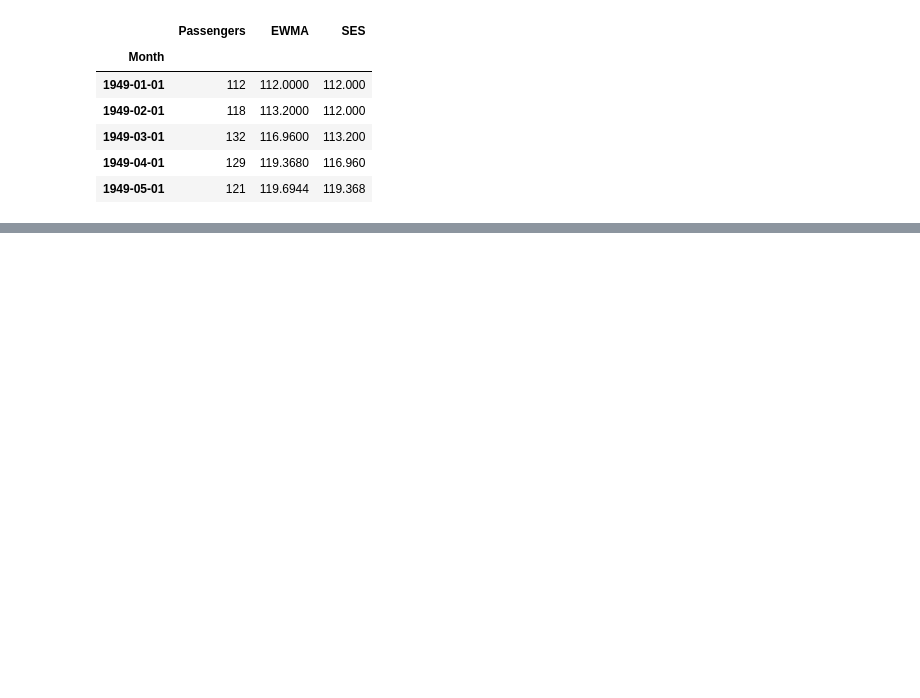
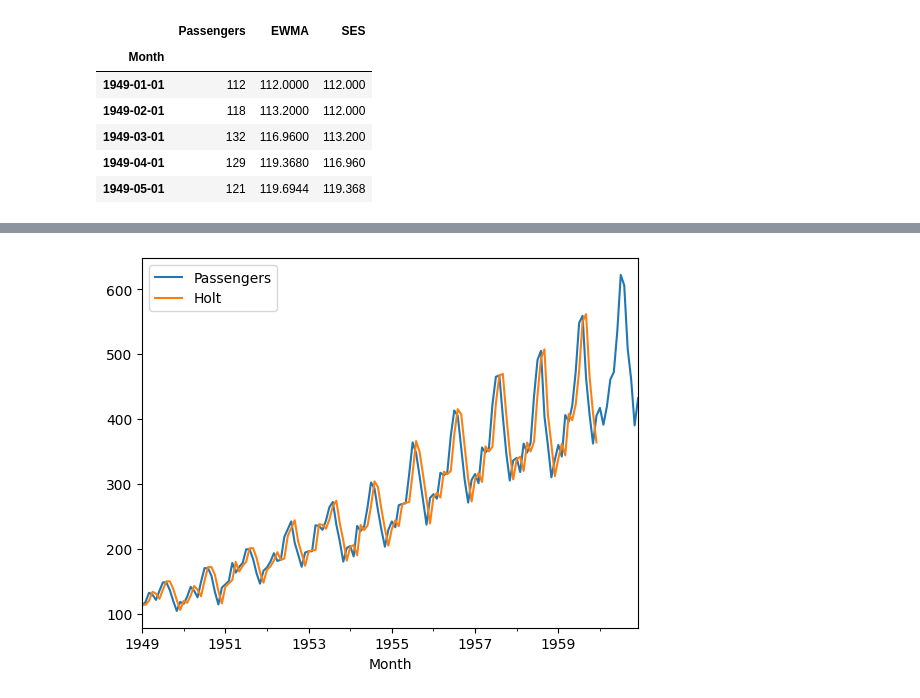
Before and after one commit to tvaditya/pyfineng, a Jupyter notebook: getFinancialData/EWMA.ipynb, the cells around one changed output, grey strips where cells are left out. Cells and saved outputs as stored; diff of their text form; code cells hidden in the pictures; blank space fills up the shorter version.

Commit message:
Holt trend

```diff
--- a/getFinancialData/EWMA.ipynb
+++ b/getFinancialData/EWMA.ipynb
@@ -129,0 +145,4 @@ df[['Passengers', 'SESfitted']].plot();
+# %%
+holt = Holt(train['Passengers'])
+# %%
+res_h = holt.fit()
@@ -129,0 +162,6 @@ df[['Passengers', 'SESfitted']].plot();
+# %%
+df['Holt'] = res_h.fittedvalues
+# %%
+df[['Passengers', 'Holt']].plot();
+# %% [output]
+[figure, added]
```
Also changed, not shown: parts of 16 cells of this notebook.
